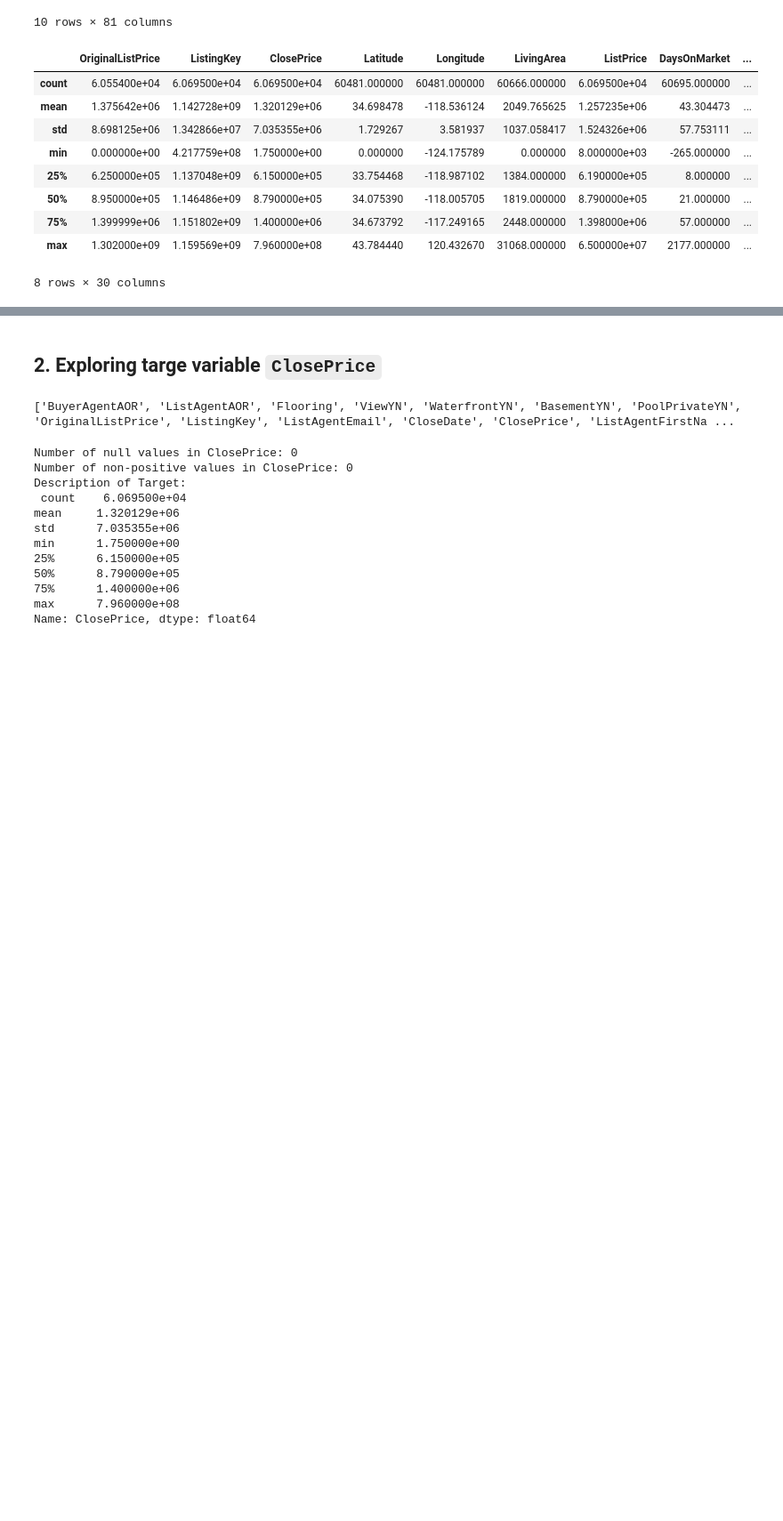
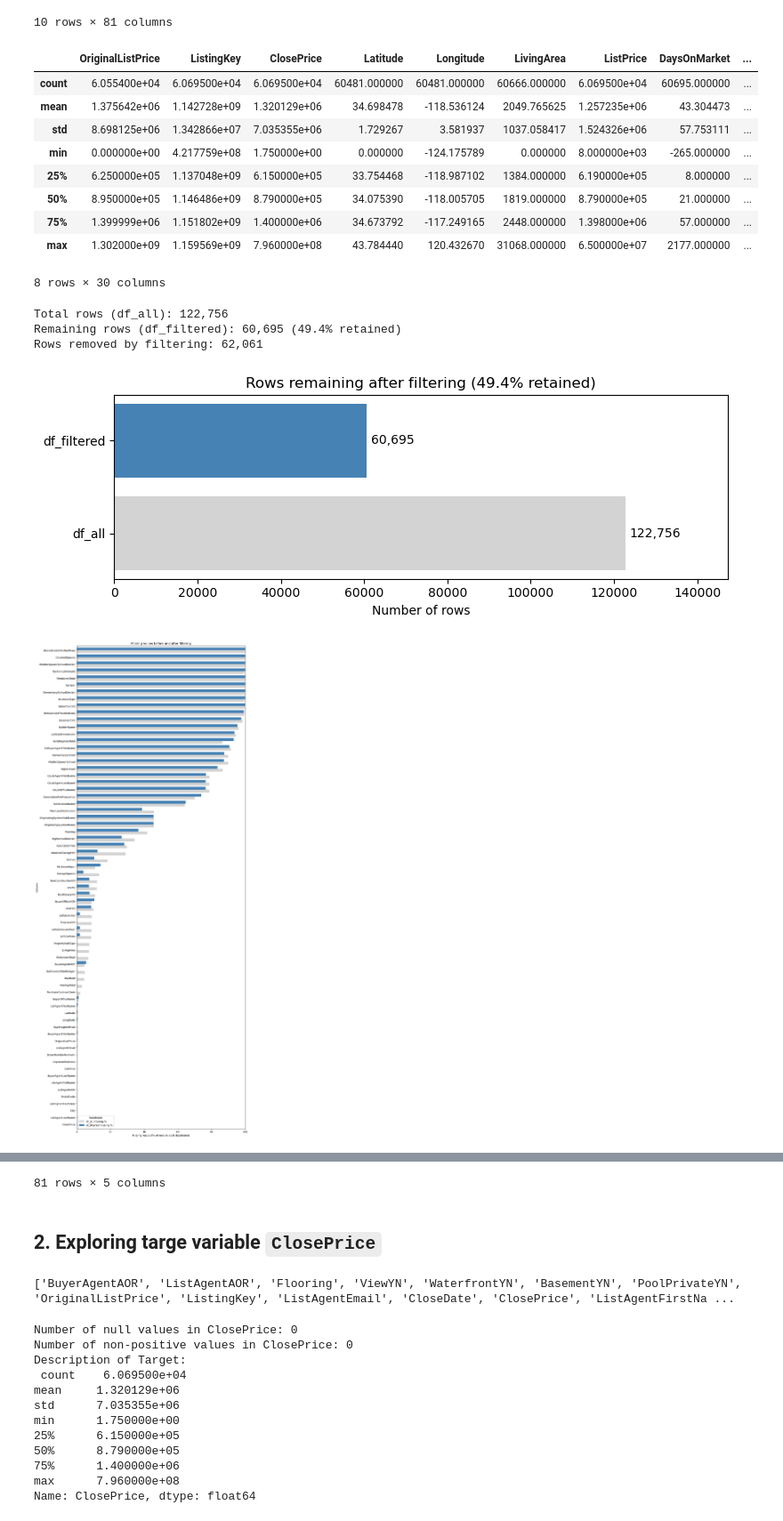
Before and after one commit to dairalmerino/IDX-Exchange-Data-Science, a Jupyter notebook: notebooks/01_exploration.ipynb, the cells around one changed output, grey strips where cells are left out. Shown at 89% size. Saved outputs shown, nothing was run; the diff lists cells and outputs as text; code cells hidden in the pictures; blank space fills up the shorter version.

```diff
--- a/notebooks/01_exploration.ipynb
+++ b/notebooks/01_exploration.ipynb
@@ -91,3 +108,68 @@ df_filtered.describe()
 | 75% | 1.399999e+06 | 1.151802e+09 | 1.400000e+06 | 34.673792 | -117.249165 | 2448.000000 | 1.398000e+06 | 57.000000 | ... |
 | max | 1.302000e+09 | 1.159569e+09 | 7.960000e+08 | 43.784440 | 120.432670 | 31068.000000 | 6.500000e+07 | 2177.000000 | ... |
 8 rows × 30 columns
+# %%
+# Compare row retention and missing values before and after filtering.
+import pandas as pd
+import matplotlib.pyplot as plt
+
+all_rows = len(df_all)
+filtered_rows = len(df_filtered)
+retained_pct = filtered_rows / all_rows * 100 if all_rows else 0
+print(f"Total rows (df_all): {all_rows:,}")
+print(f"Remaining rows (df_filtered): {filtered_rows:,} ({retained_pct:.1f}% retained)")
+print(f"Rows removed by filtering: {all_rows - filtered_rows:,}")
+
+missing_comparison = pd.DataFrame({
+    "df_all missing count": df_all.isna().sum(),
+    "df_filtered missing count": df_filtered.isna().sum(),
+    "df_all missing %": df_all.isna().mean().mul(100),
+    "df_filtered missing %": df_filtered.isna().mean().mul(100),
+})
+missing_comparison["df_filtered non-missing count"] = (
+    df_filtered.notna().sum()
+)
+percent_columns = ["df_all missing %", "df_filtered missing %"]
+chart_data = missing_comparison.loc[
+    missing_comparison[percent_columns].gt(0).any(axis=1), percent_columns
+]
+chart_data = chart_data.loc[
+    chart_data.max(axis=1).sort_values().index
+]
+
+fig, ax = plt.subplots(figsize=(8, 3))
+ax.barh(["df_all", "df_filtered"], [all_rows, filtered_rows],
+        color=["lightgray", "steelblue"])
+ax.bar_label(ax.containers[0], labels=[f"{all_rows:,}", f"{filtered_rows:,}"],
+             padding=3)
+ax.set_xlim(0, max(all_rows, filtered_rows, 1) * 1.2)
+ax.set_xlabel("Number of rows")
+ax.set_title(f"Rows remaining after filtering ({retained_pct:.1f}% retained)")
+plt.tight_layout()
+plt.show()
+
+if chart_data.empty:
+    print("No missing values found in either dataframe (or no rows to check).")
+else:
+    ax = chart_data.plot.barh(
+        figsize=(12, max(4, len(chart_data) * 0.4)),
+        color=["lightgray", "steelblue"], width=0.8,
+    )
+    ax.set_xlim(0, 100)
+    ax.set_xlabel("Missing values (% of rows in each dataframe)")
+    ax.set_ylabel("Column")
+    ax.set_title("Missing values before and after filtering")
+    ax.legend(title="Dataframe")
+    plt.tight_layout()
+    plt.show()
+
+# Counts show how many usable values remain for each column.
+display(missing_comparison.sort_values(
+    "df_filtered missing %", ascending=False
+).round(2))
+# %% [output]
+Total rows (df_all): 122,756
+Remaining rows (df_filtered): 60,695 (49.4% retained)
+Rows removed by filtering: 62,061
+[figure, added]
+[figure, added]
@@ -94,3 +188,4 @@ df_filtered.describe()
+81 rows × 5 columns
 # %% [markdown]
 ## 2. Exploring targe variable `ClosePrice`
 # %%
```
Also changed, not shown: parts of 14 cells of this notebook, 1 other file.
